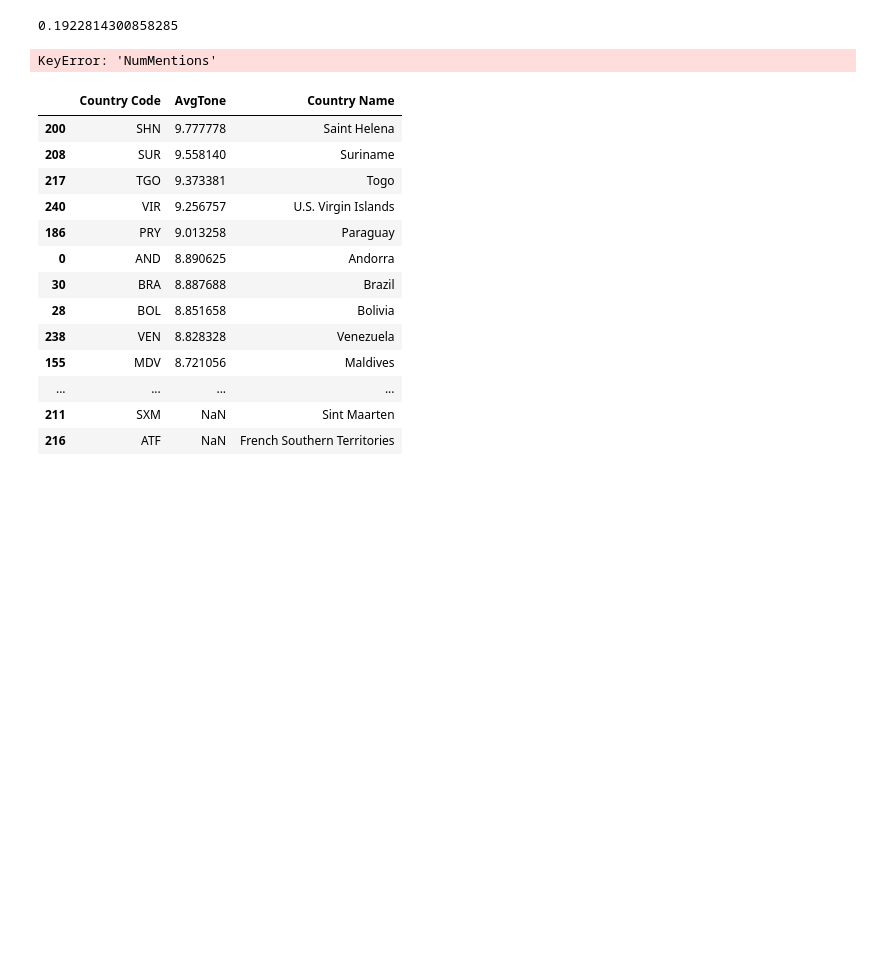
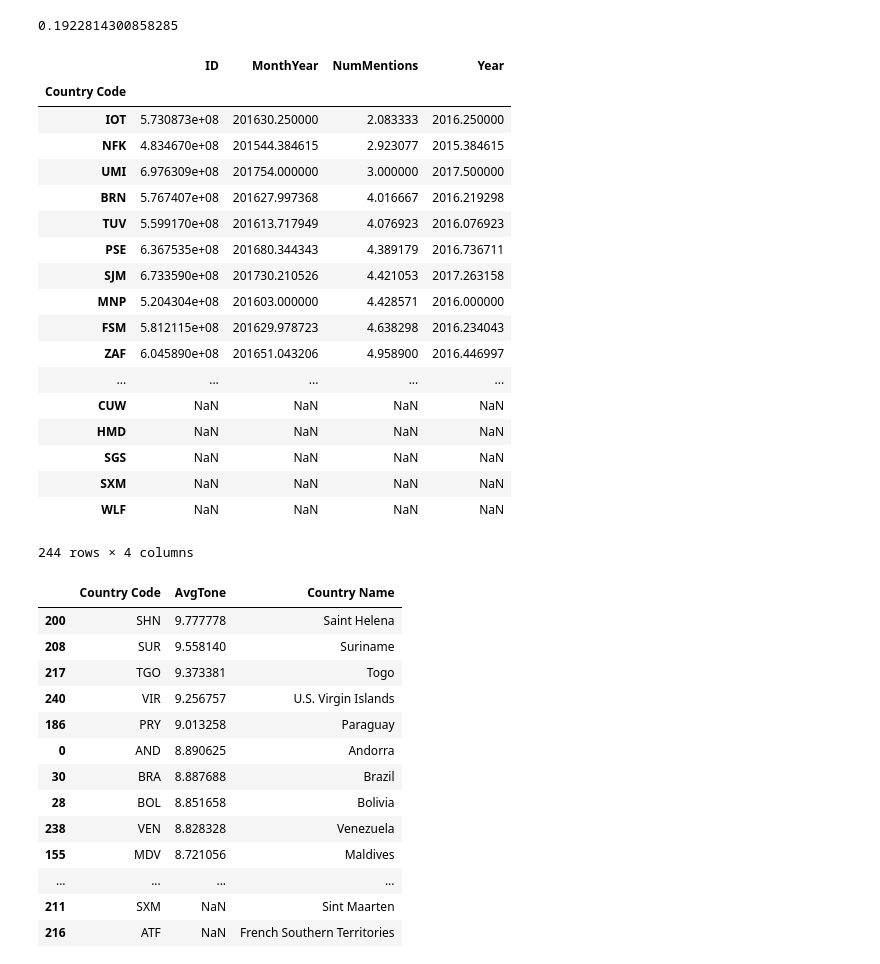
Before and after one commit to Apiquet/ADA_Project, a Jupyter notebook: pierre_exp_2.ipynb, the cells around one changed output. Drawn from its saved outputs; the diff is of its cells as text; code cells hidden in the pictures; blank space fills up the shorter version.

```diff
--- a/pierre_exp_2.ipynb
+++ b/pierre_exp_2.ipynb
@@ -736,25 +751,33 @@ results_map_protests_hab (Ctrl+Click)
 len(protests_df.loc[protests_df['Country Code'] == 'USA']) / len(protests_df)
 # %% [output]
 0.1922814300858285
-# %%
-Average_mention_Country = []
-List_country = country_codes_to_name['Country Code'].unique().tolist()
-
-for i in range(len(List_country)):
-    try:
-        m =  protests_df['NumMentions'].loc[ protests_df['Country Code'] == List_country[i]]
-        Average_mention_Country.append(m.mean())
-    except:
-        Average_mention_Country.append(0)
-
-List_country[Average_mention_Country.index(max(Average_mention_Country))]
-nummen_tone_df = pd.DataFrame({'Country Code':List_country, 'AvgTone': Average_mention_Country})
-
-nummen_tone_df = pd.concat([nummen_tone_df, country_codes_to_name['Country Name']], axis = 1)
-
-nummen_tone_df.sort_values('NumMentions', ascending = False)
-# %% [output]
-KeyError: 'NumMentions'
+# %%
+Average_mention_Country = []
+List_country = country_codes_to_name['Country Code'].unique().tolist()
+
+average = protests_df.groupby('Country Code').mean()
+
+average.sort_values('NumMentions')
+# %% [output]
+|  | ID | MonthYear | NumMentions | Year |
+| Country Code |  |  |  |  |
+| IOT | 5.730873e+08 | 201630.250000 | 2.083333 | 2016.250000 |
+| NFK | 4.834670e+08 | 201544.384615 | 2.923077 | 2015.384615 |
+| UMI | 6.976309e+08 | 201754.000000 | 3.000000 | 2017.500000 |
+| BRN | 5.767407e+08 | 201627.997368 | 4.016667 | 2016.219298 |
+| TUV | 5.599170e+08 | 201613.717949 | 4.076923 | 2016.076923 |
+| PSE | 6.367535e+08 | 201680.344343 | 4.389179 | 2016.736711 |
+| SJM | 6.733590e+08 | 201730.210526 | 4.421053 | 2017.263158 |
+| MNP | 5.204304e+08 | 201603.000000 | 4.428571 | 2016.000000 |
+| FSM | 5.812115e+08 | 201629.978723 | 4.638298 | 2016.234043 |
+| ZAF | 6.045890e+08 | 201651.043206 | 4.958900 | 2016.446997 |
+| ... | ... | ... | ... | ... |
+| CUW | NaN | NaN | NaN | NaN |
+| HMD | NaN | NaN | NaN | NaN |
+| SGS | NaN | NaN | NaN | NaN |
+| SXM | NaN | NaN | NaN | NaN |
+| WLF | NaN | NaN | NaN | NaN |
+244 rows × 4 columns
 # %%
 nummen_tone_df.sort_values('AvgTone', ascending = False)
 # %% [output]
```
Also changed, not shown: parts of 8 cells of this notebook, 48 other files.
